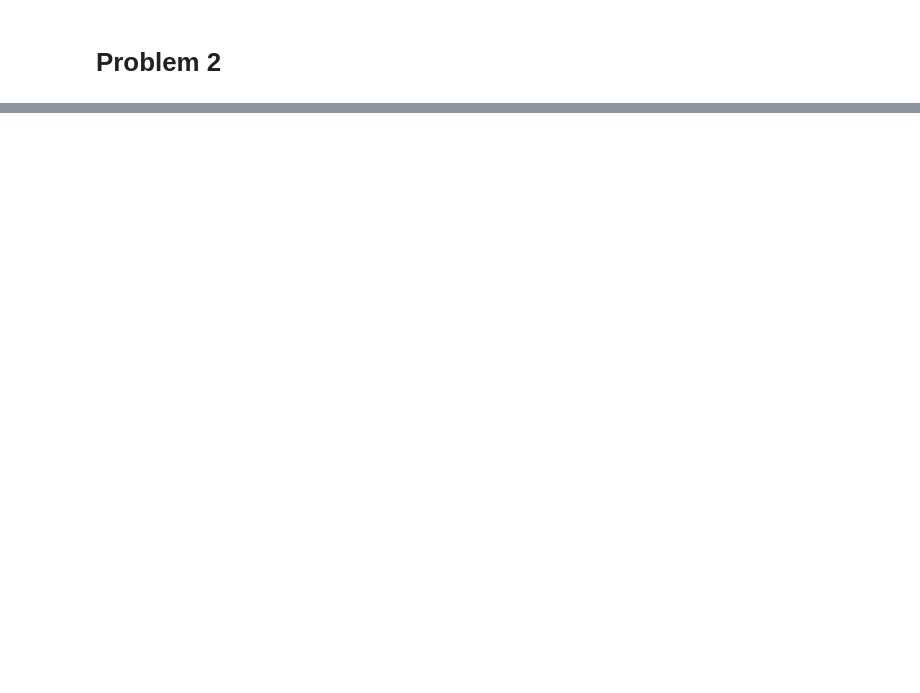
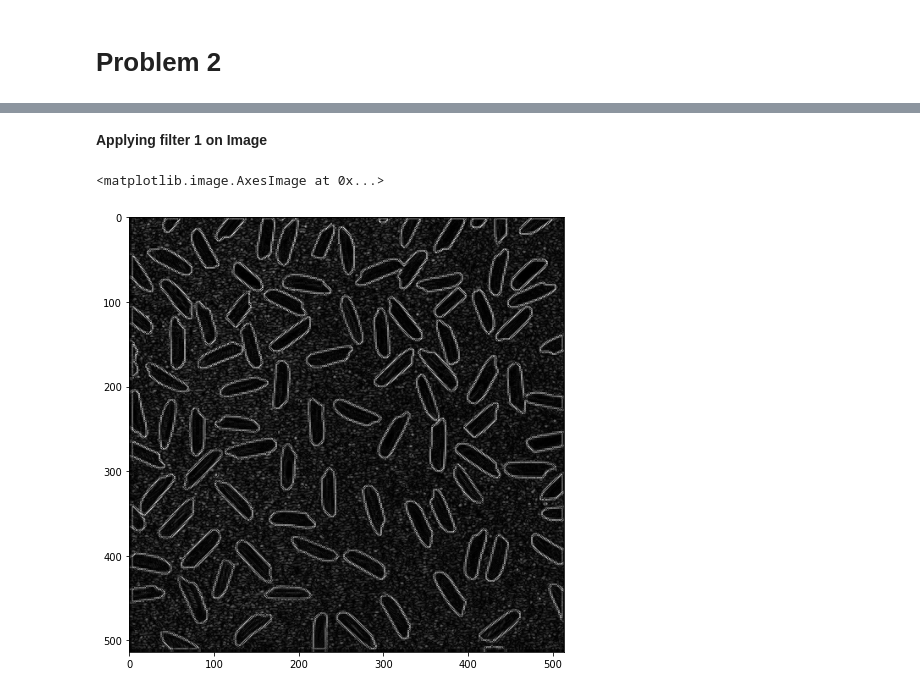
Before and after one commit to SimenKlemp/.github, a Jupyter notebook: hw6.ipynb, the cells around one changed output, grey strips where cells are left out. Saved outputs shown, nothing was run; the diff lists cells and outputs as text; code cells hidden in the pictures; blank space fills up the shorter version.

```diff
--- a/hw6.ipynb
+++ b/hw6.ipynb
@@ -129,0 +126,35 @@ The result shows us that Momentum as optimizer will cause a convergence with app
+# %%
+filter_1 = np.array ([
+    [0, 1, 0],
+    [1, -4, 1],
+    [0, 1, 0]
+])
+
+
+filter_2 = np.array ([
+    [1, 1, 1],
+    [1, -8, 1],
+    [1, 1, 1]
+])
+
+filter_3 = np.array ([
+    [0, 1, 0],
+    [1, -5, 1],
+    [0, 1, 0]
+])
+
+filter_4 = np.array ([
+    [1, 1, 1],
+    [1, -9, 1],
+    [1, 1, 1]
+])
+# %% [markdown]
+**Applying filter 1 on Image**
+# %%
+grad_1 = signal.convolve2d(arr, filter_1, mode='same', boundary='symm')
+
+fig, aux = plt.subplots(figsize=(8,8))
+aux.imshow(np.absolute(grad_1), cmap='gray')
+# %% [output]
+<matplotlib.image.AxesImage at 0x...>
+[figure, added]
```
Also changed, not shown: parts of 32 cells of this notebook.
